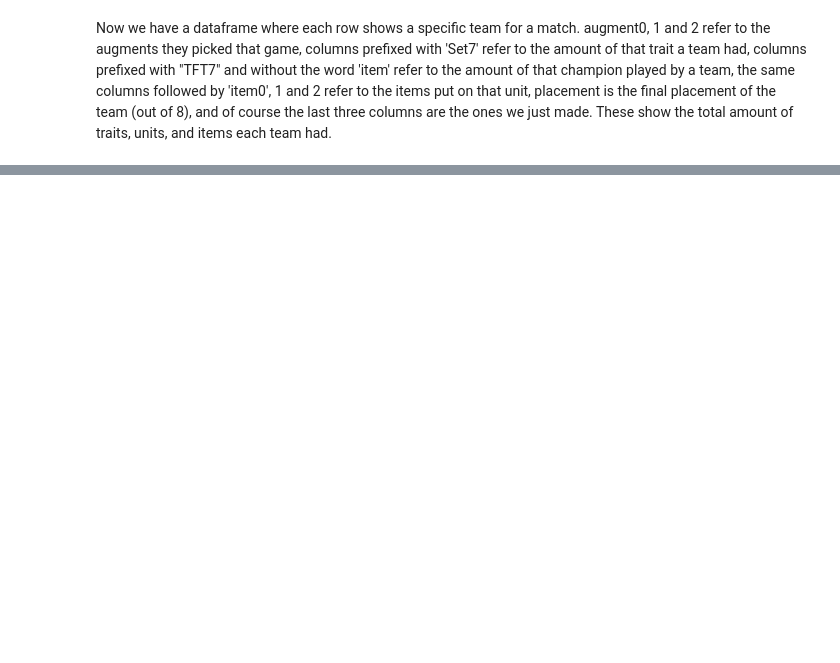
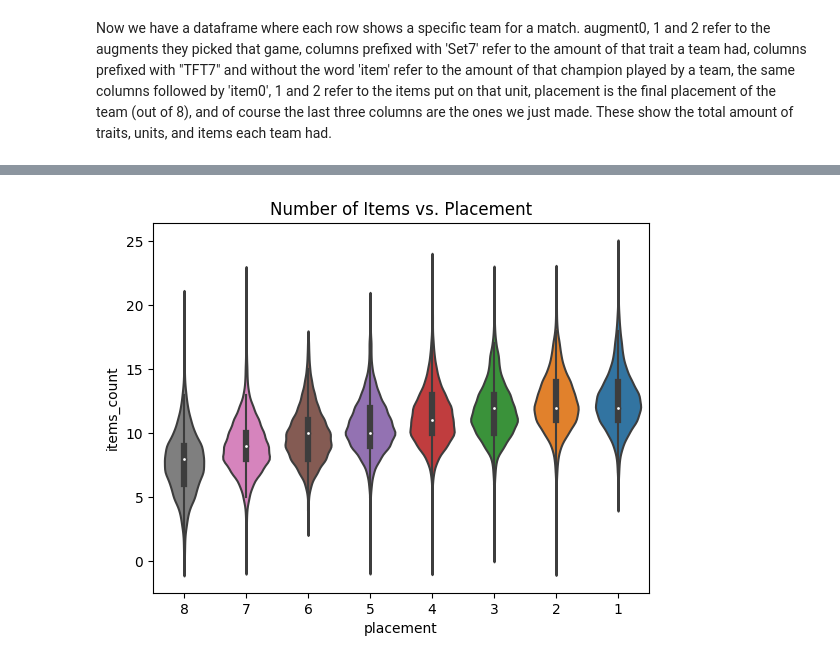
Before and after one commit to Skahan93/Skahan93.github.io, a Jupyter notebook: index.ipynb, the cells around one changed output, grey strips where cells are left out. Cells and saved outputs as stored; diff of their text form; code cells hidden in the pictures; blank space fills up the shorter version.

```diff
--- a/index.ipynb
+++ b/index.ipynb
@@ -114,0 +120,7 @@ Now we have a dataframe where each row shows a specific team for a match. augmen
+# %%
+item_plot = sb.violinplot(x = 'placement', y = 'items_count', data = mdf)
+plt.title('Number of Items vs. Placement')
+item_plot.invert_xaxis()
+plt.show()
+# %% [output]
+[figure, added]
```
Also changed, not shown: parts of 12 cells of this notebook, 1 other file.
